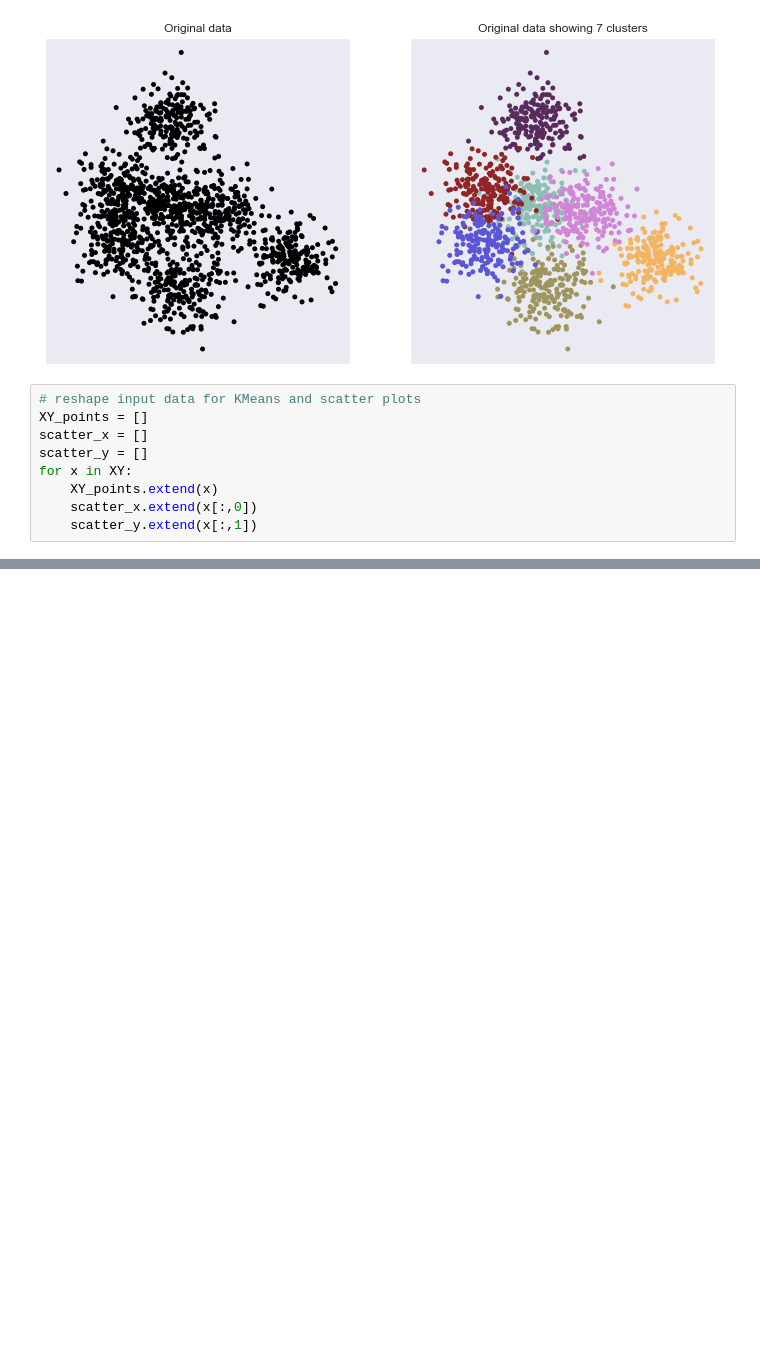
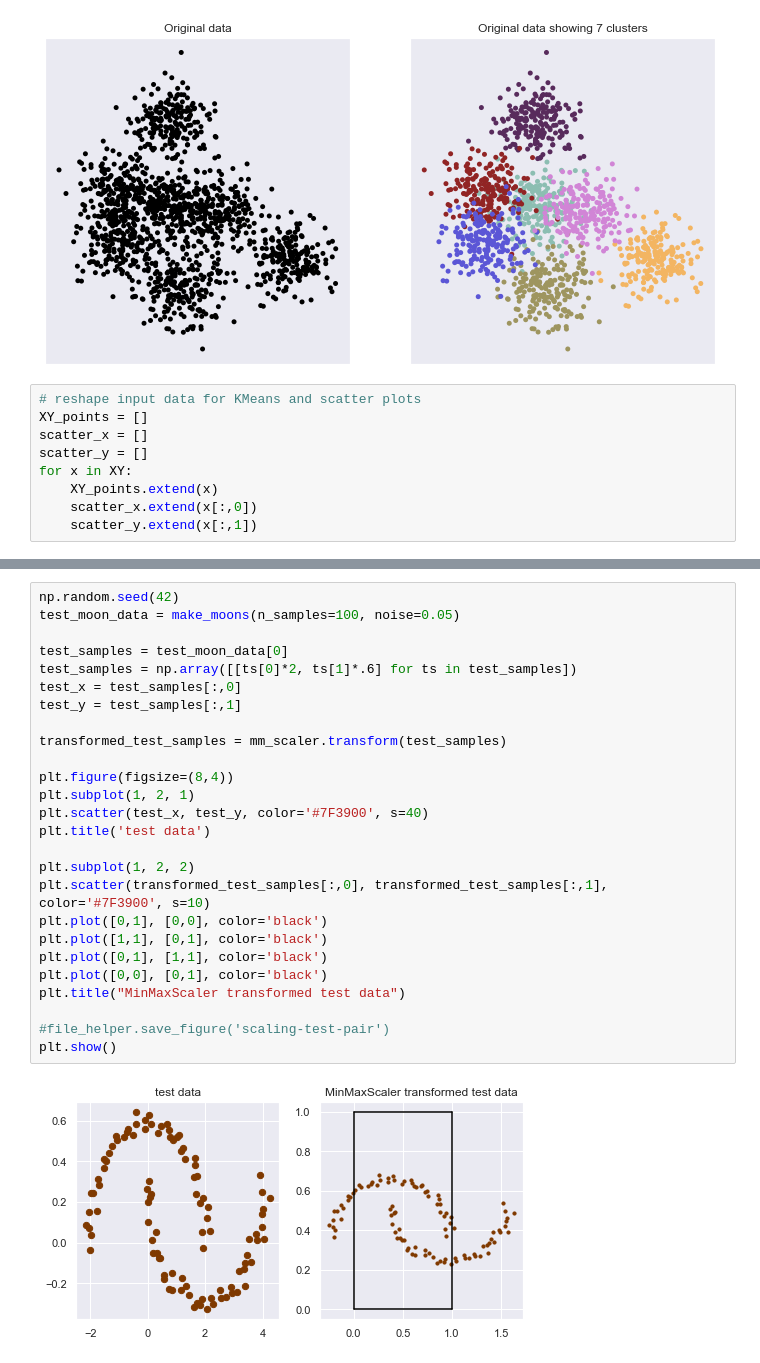
Before and after one commit to cwreynolds/PredatorEye, a Jupyter notebook: first_experiments.ipynb, the cells around one changed output, grey strips where cells are left out. Cells and saved outputs as stored; diff of their text form; blank space fills up the shorter version.

```diff
--- a/first_experiments.ipynb
+++ b/first_experiments.ipynb
@@ -142,0 +197,28 @@ plt.show()
+# %%
+np.random.seed(42)
+test_moon_data = make_moons(n_samples=100, noise=0.05)
+
+test_samples = test_moon_data[0]
+test_samples = np.array([[ts[0]*2, ts[1]*.6] for ts in test_samples])
+test_x = test_samples[:,0]
+test_y = test_samples[:,1]
+
+transformed_test_samples = mm_scaler.transform(test_samples)
+
+plt.figure(figsize=(8,4))
+plt.subplot(1, 2, 1)
+plt.scatter(test_x, test_y, color='#7F3900', s=40)
+plt.title('test data')
+
+plt.subplot(1, 2, 2)
+plt.scatter(transformed_test_samples[:,0], transformed_test_samples[:,1], color='#7F3900', s=10)
+plt.plot([0,1], [0,0], color='black')
+plt.plot([1,1], [0,1], color='black')
+plt.plot([0,1], [1,1], color='black')
+plt.plot([0,0], [0,1], color='black')
+plt.title("MinMaxScaler transformed test data")
+
+#file_helper.save_figure('scaling-test-pair')
+plt.show()
+# %% [output]
+[figure, added]
```
Also changed, not shown: parts of 14 cells of this notebook.
